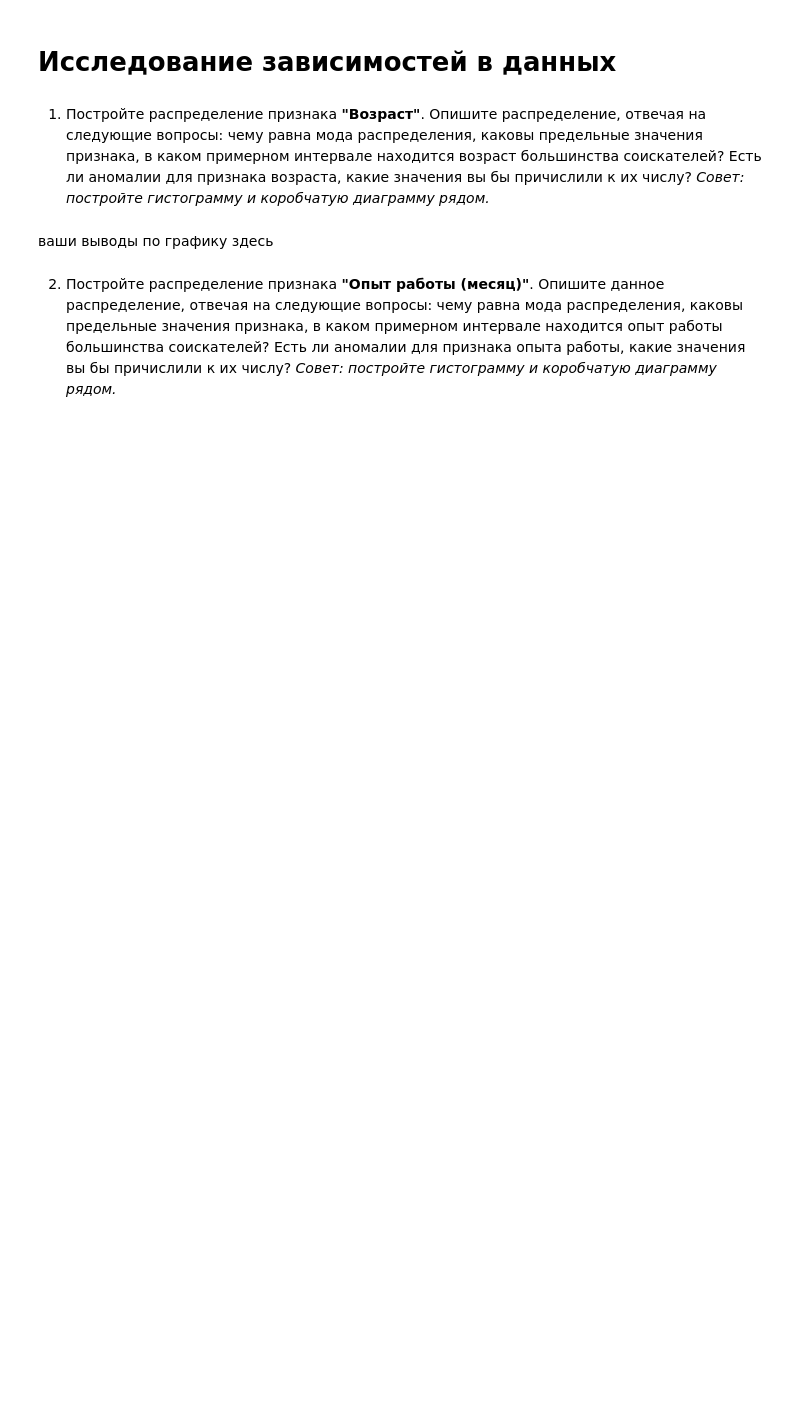
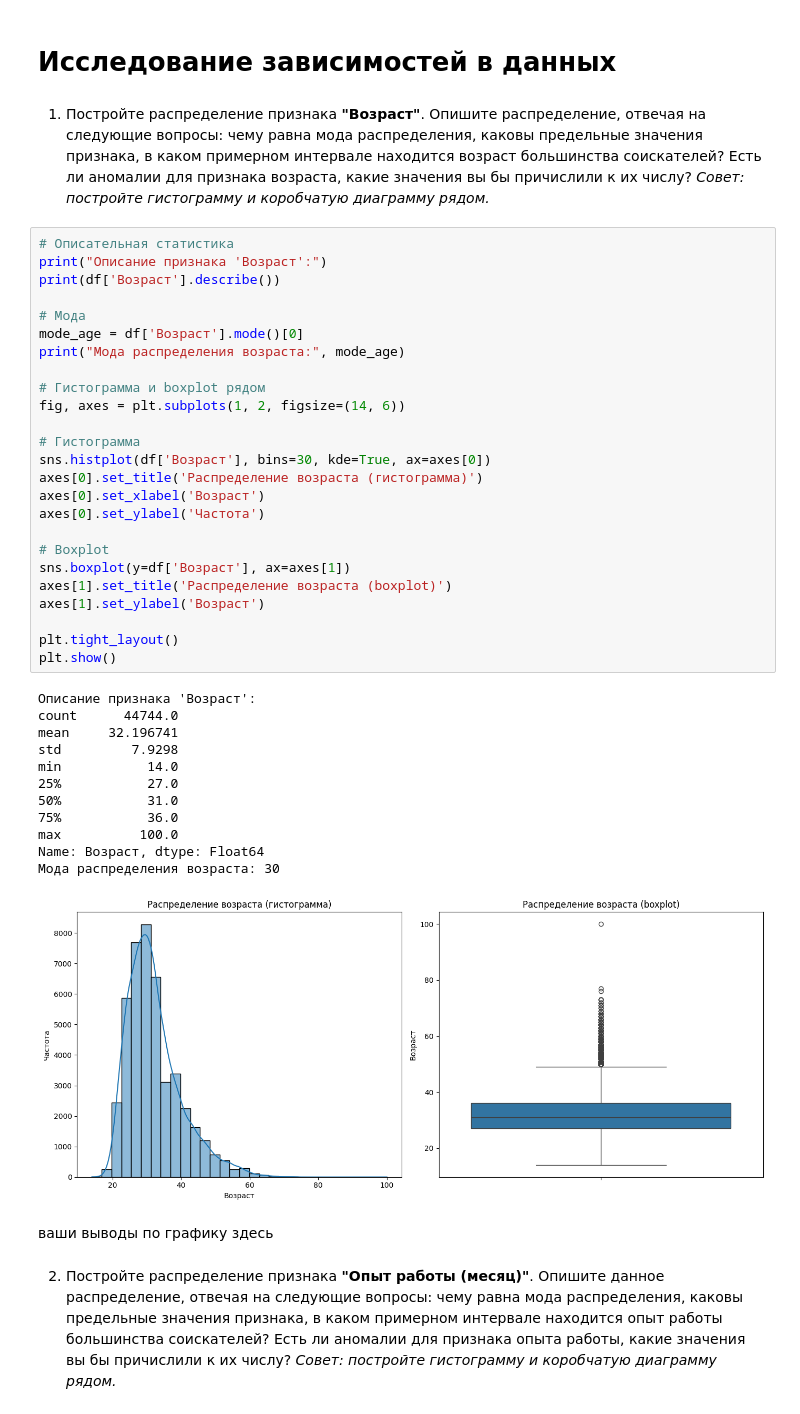
Before and after one commit to IsanbergS/sf_home, a Jupyter notebook: home_python/Project-1. Ноутбук-шаблон.ipynb, the cells around one changed output. Saved outputs shown, nothing was run; the diff lists cells and outputs as text; blank space fills up the shorter version.

```diff
--- a/home_python/Project-1. Ноутбук-шаблон.ipynb
+++ b/home_python/Project-1. Ноутбук-шаблон.ipynb
@@ -361,6 +580,44 @@ else:
 # %% [markdown]
 1. Постройте распределение признака **"Возраст"**. Опишите распределение, отвечая на следующие вопросы: чему равна мода распределения, каковы предельные значения признака, в каком примерном интервале находится возраст большинства соискателей? Есть ли аномалии для признака возраста, какие значения вы бы причислили к их числу?
 *Совет: постройте гистограмму и коробчатую диаграмму рядом.*
+# %%
+# Описательная статистика
+print("Описание признака 'Возраст':")
+print(df['Возраст'].describe())
+
+# Мода
+mode_age = df['Возраст'].mode()[0]
+print("Мода распределения возраста:", mode_age)
+
+# Гистограмма и boxplot рядом
+fig, axes = plt.subplots(1, 2, figsize=(14, 6))
+
+# Гистограмма
+sns.histplot(df['Возраст'], bins=30, kde=True, ax=axes[0])
+axes[0].set_title('Распределение возраста (гистограмма)')
+axes[0].set_xlabel('Возраст')
+axes[0].set_ylabel('Частота')
+
+# Boxplot
+sns.boxplot(y=df['Возраст'], ax=axes[1])
+axes[1].set_title('Распределение возраста (boxplot)')
+axes[1].set_ylabel('Возраст')
+
+plt.tight_layout()
+plt.show()
+# %% [output]
+Описание признака 'Возраст':
+count      44744.0
+mean     32.196741
+std         7.9298
+min           14.0
+25%           27.0
+50%           31.0
+75%           36.0
+max          100.0
+Name: Возраст, dtype: Float64
+Мода распределения возраста: 30
+[figure, added]
 # %% [markdown]
 ваши выводы по графику здесь
 # %% [markdown]
```
Also changed, not shown: parts of 9 cells of this notebook.
